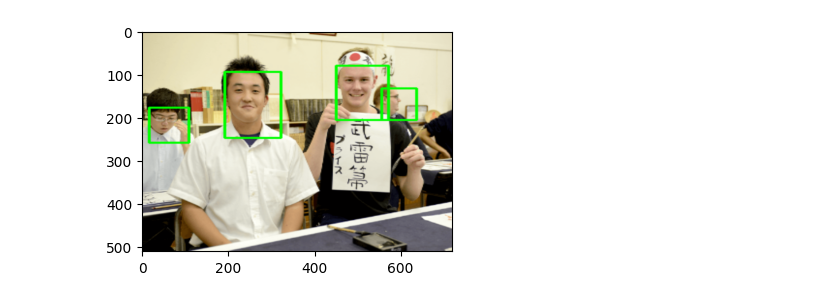
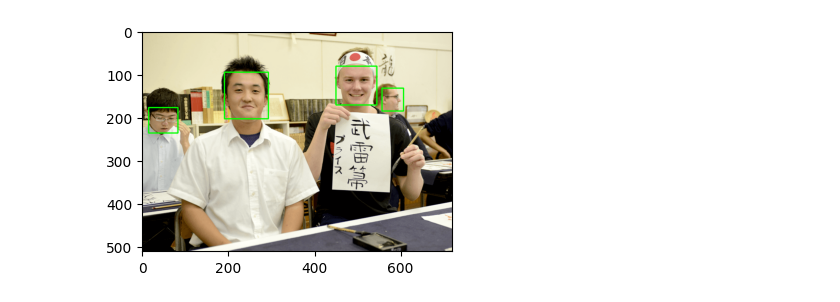
Before and after one commit to kiritoroo/ml-explore, a Jupyter notebook: training/module_face-detect/test.ipynb, the cells around one changed output. Cells and saved outputs as stored; diff of their text form; code cells hidden in the pictures.

```diff
--- a/training/module_face-detect/test.ipynb
+++ b/training/module_face-detect/test.ipynb
@@ -27,25 +17,31 @@ detector = cv.FaceDetectorYN.create(
 # %%
 ### with image
 
 image_path = 'static/image-2.jpg'
 image = cv.imread(image_path)
 img = cv.resize(image, (320, 320))
 
 _, coords = detector.detect(img)
 
-img_result = img.copy()
+img_result = image.copy()
 for coord in coords:
-    x1, y1, w, h, x2, y2, x3, y3, x4, y4, x5, y5, x6, y6, conf = coord
+    x1, y1, w, h = coord[:4]
+    x1 = x1*(image.shape[1]/320)
+    y1 = y1*(image.shape[0]/320)
+    w = w*(image.shape[1]/320)
+    h = h*(image.shape[0]/320)
+
     color = (0, 255, 0)
     thickness = 2
+
     start_point = (int(x1), int(y1))
-    end_point = (int(x2+w), int(y2+h))
+    end_point = (int(x1+w), int(y1+h))
     img_result = cv.rectangle(img_result, start_point, end_point, color, thickness)
 
 img_result = cv.resize(img_result, (image.shape[1], image.shape[0]))
 debug_imshow(img_result)
 # %% [output]
-[figure, old version]
+[figure, new version]
 # %%
 ### with video
 video_path = 'static/video-1.mp4'
```
Also changed, not shown: parts of 1 cell of this notebook, 9 other files.
